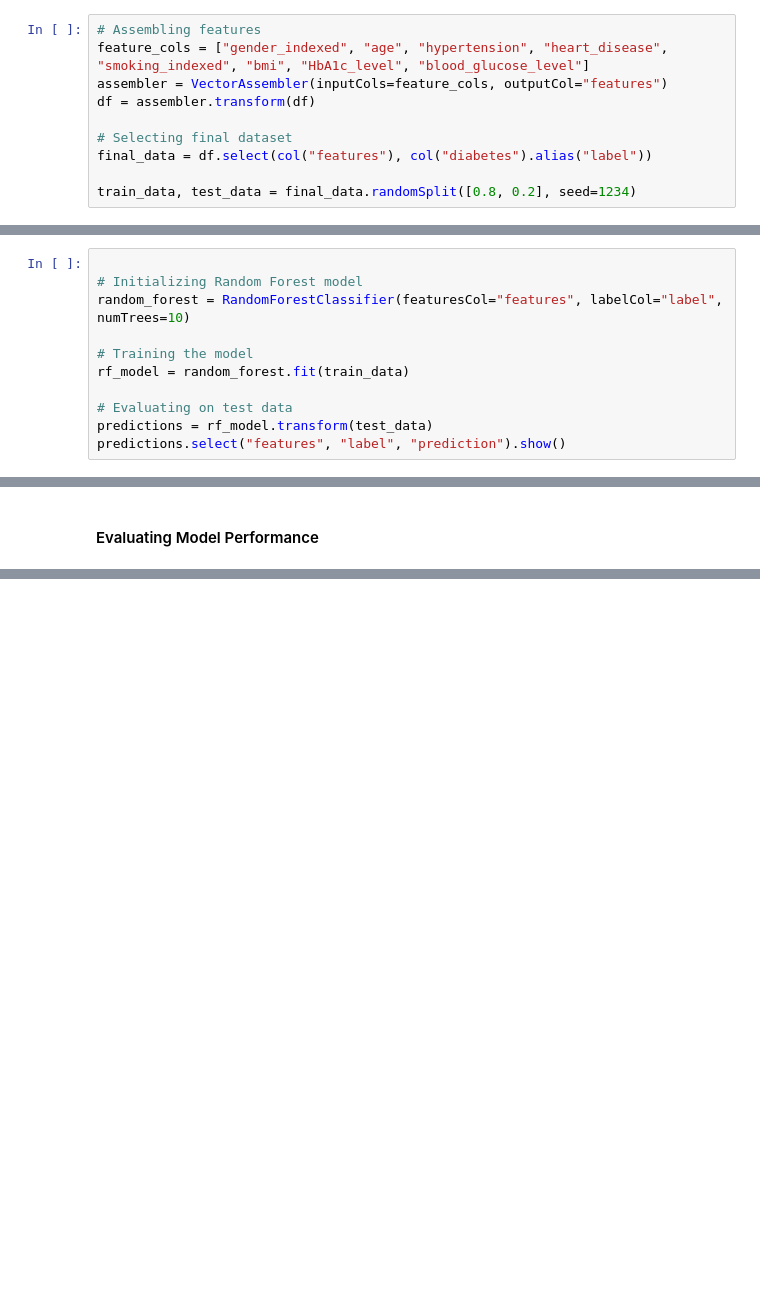
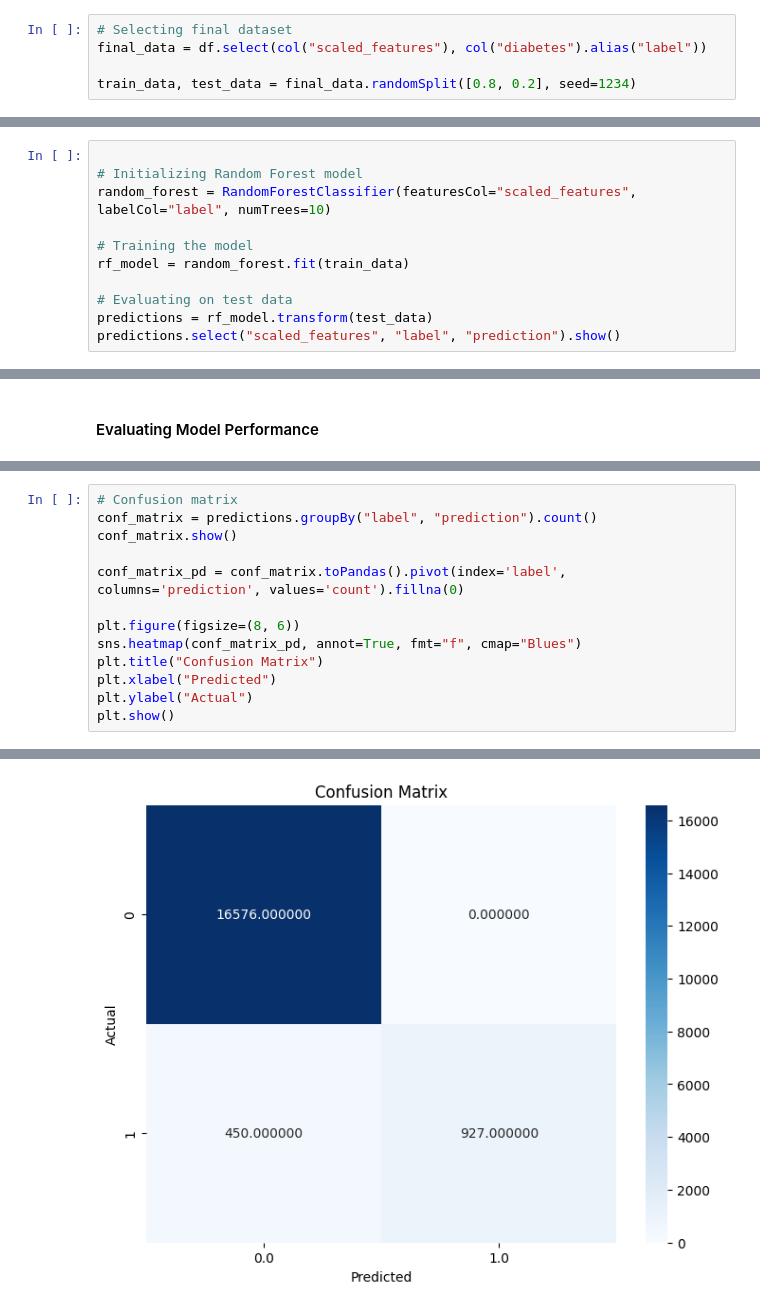
Before and after one commit to alankriti-dubey/DIC-Project, a Jupyter notebook: DIC_Phase_3.ipynb, the cells around one changed output, grey strips where cells are left out. Saved outputs shown, nothing was run; the diff lists cells and outputs as text; blank space fills up the shorter version.

```diff
--- a/DIC_Phase_3.ipynb
+++ b/DIC_Phase_3.ipynb
@@ -249,12 +249,7 @@ DataFrame[gender: string, age: double, hypertension: int, heart_disease: int, sm
 # %% [markdown]
 ### Splitting the Dataset
 # %%
-# Assembling features
-feature_cols = ["gender_indexed", "age", "hypertension", "heart_disease", "smoking_indexed", "bmi", "HbA1c_level", "blood_glucose_level"]
-assembler = VectorAssembler(inputCols=feature_cols, outputCol="features")
-df = assembler.transform(df)
-
 # Selecting final dataset
-final_data = df.select(col("features"), col("diabetes").alias("label"))
+final_data = df.select(col("scaled_features"), col("diabetes").alias("label"))
 
 train_data, test_data = final_data.randomSplit([0.8, 0.2], seed=1234)
@@ -349,11 +407,11 @@ print(f"AUC: {auc}")
 # %%
 
 # Initializing Random Forest model
-random_forest = RandomForestClassifier(featuresCol="features", labelCol="label", numTrees=10)
+random_forest = RandomForestClassifier(featuresCol="scaled_features", labelCol="label", numTrees=10)
 
 # Training the model
 rf_model = random_forest.fit(train_data)
 
 # Evaluating on test data
 predictions = rf_model.transform(test_data)
-predictions.select("features", "label", "prediction").show()
+predictions.select("scaled_features", "label", "prediction").show()
@@ -361,0 +449,14 @@ predictions.select("features", "label", "prediction").show()
+# %%
+# Confusion matrix
+conf_matrix = predictions.groupBy("label", "prediction").count()
+conf_matrix.show()
+
+conf_matrix_pd = conf_matrix.toPandas().pivot(index='label', columns='prediction', values='count').fillna(0)
+
+plt.figure(figsize=(8, 6))
+sns.heatmap(conf_matrix_pd, annot=True, fmt="f", cmap="Blues")
+plt.title("Confusion Matrix")
+plt.xlabel("Predicted")
+plt.ylabel("Actual")
+plt.show()
+# %% [output]
@@ -361,0 +470 @@ predictions.select("features", "label", "prediction").show()
+[figure, added]
```
Also changed, not shown: parts of 20 cells of this notebook.
